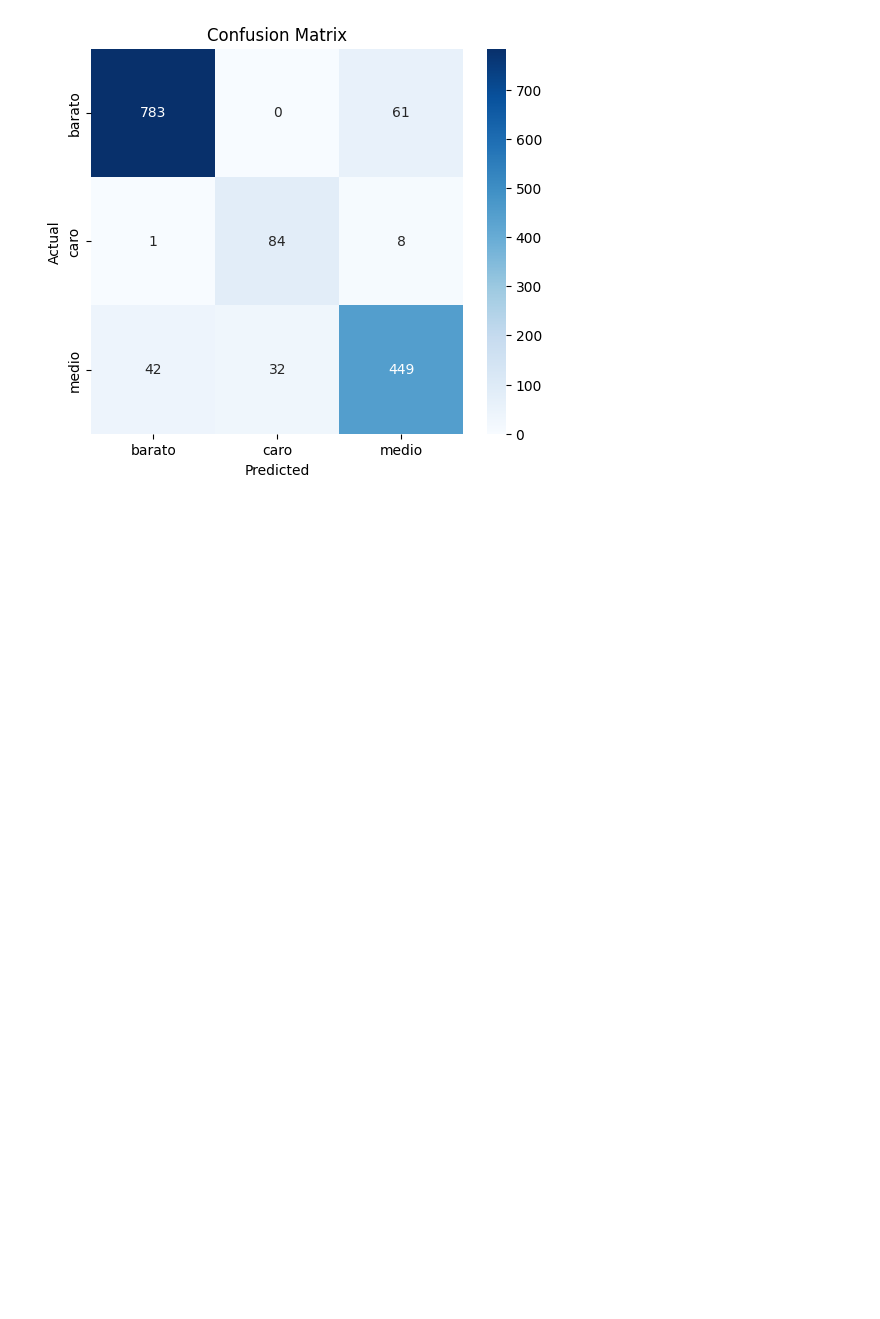
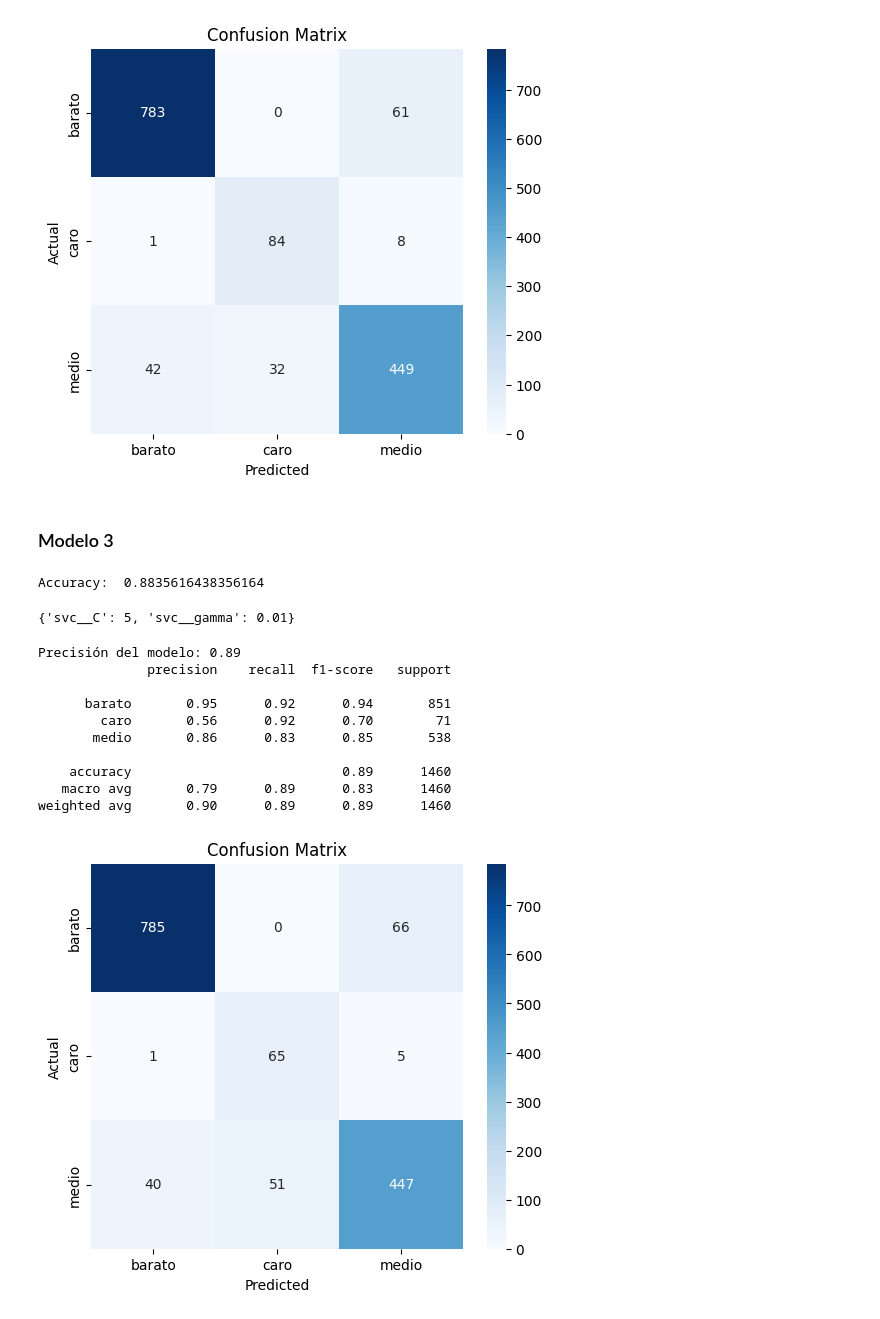
Before and after one commit to DiegoDuaS/SVM, a Jupyter notebook: actividades.ipynb, the cells around one changed output. Saved outputs shown, nothing was run; the diff lists cells and outputs as text; code cells hidden in the pictures; blank space fills up the shorter version.

Commit message:
feat: added 3rd model

```diff
--- a/actividades.ipynb
+++ b/actividades.ipynb
@@ -226,3 +226,37 @@ Precisión del modelo: 0.90
    macro avg       0.85      0.90      0.87      1460
 weighted avg       0.90      0.90      0.90      1460
 [figure]
+# %% [markdown]
+### Modelo 3
+# %%
+modelo3 = make_pipeline(preprocesador, SVC(kernel="rbf"))
+_=modelo3.fit(data_train,target_train)
+param_grid = {
+    'svc__C': (0.01, 0.1, 1, 5,16,32),
+    'svc__gamma':(0.0000000002,0.00002,0.01,0.1,20,200 )
+    }
+model_grid_search = GridSearchCV(modelo3, param_grid=param_grid,
+                                 n_jobs=2, cv=10)
+model_grid_search.fit(data_train, target_train)
+accuracy = model_grid_search.score(data_test, target_test)
+print("Accuracy: ",accuracy)
+model_grid_search.best_params_
+# %% [output]
+Accuracy:  0.8835616438356164
+{'svc__C': 5, 'svc__gamma': 0.01}
+# %%
+target_pred3 = cross_val_predict(modelo3, data, target, cv = 10)
+
+svm.metrics_and_cm(target, target_pred3)
+# %% [output]
+Precisión del modelo: 0.89
+              precision    recall  f1-score   support
+
+      barato       0.95      0.92      0.94       851
+        caro       0.56      0.92      0.70        71
+       medio       0.86      0.83      0.85       538
+
+    accuracy                           0.89      1460
+   macro avg       0.79      0.89      0.83      1460
+weighted avg       0.90      0.89      0.89      1460
+[figure, added]
```
